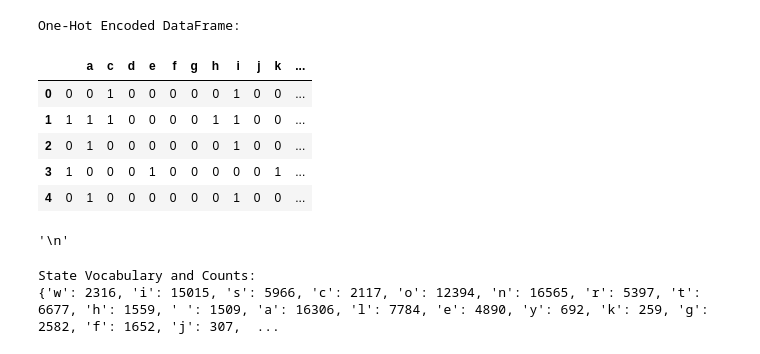
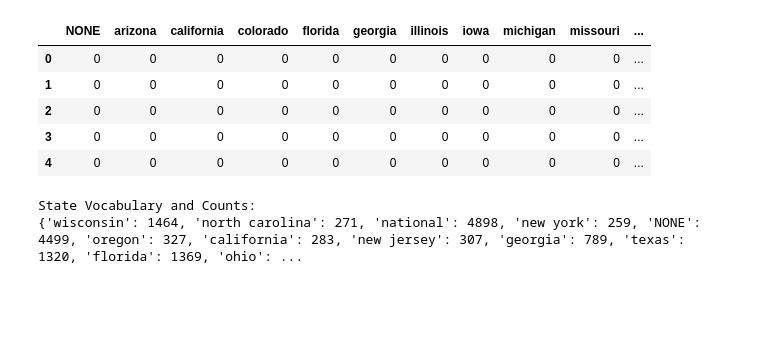
Before and after one commit to Nakiyah24/IDS703_NLPProject, a Jupyter notebook: PreprocssingData.ipynb, the cells around one changed output. Cells and saved outputs as stored; diff of their text form; code cells hidden in the pictures; blank space fills up the shorter version.

```diff
--- a/PreprocssingData.ipynb
+++ b/PreprocssingData.ipynb
@@ -34,35 +75,29 @@ df = pd.read_csv("LIAR2/train.csv")
 # %%
-# Step 1: Split and handle NaN values
-df['state_info'] = df['state_info'].fillna("")
+# Handle NaN values by filling with a placeholder and splitting (in this case, no splitting is needed)
+df['state_info'] = df['state_info'].fillna("NONE").apply(lambda x: [x])  # Wrap single states into a list
 
-# Step 2: One-Hot Encode
+# Initialize MultiLabelBinarizer and fit-transform the state_info column
 mlb = MultiLabelBinarizer()
-one_hot_vectors = mlb.fit_transform(df['state_info'].tolist())
+state_info_one_hot = mlb.fit_transform(df['state_info'])
 
-# Convert to DataFrame
-df_one_hot = pd.DataFrame(one_hot_vectors, columns=mlb.classes_)
+# Convert the one-hot encoded data to a DataFrame
+df_state_info_one_hot = pd.DataFrame(state_info_one_hot, columns=mlb.classes_)
+display(df_state_info_one_hot.head())
 
 # Step 3: Flatten the list and count occurrences
 all_states = [state for sublist in df['state_info'] for state in sublist]
 state_counts = Counter(all_states)
 
 # Convert Counter to a dictionary
 state_counts_dict = dict(state_counts)
-
-# Display results
-print("One-Hot Encoded DataFrame:")
-display(df_one_hot.head(), "\n")
-
 print("State Vocabulary and Counts:")
 print(state_counts_dict)
 # %% [output]
+|  | NONE | arizona | california | colorado | florida | georgia | illinois | iowa | michigan | missouri | ... |
+| 0 | 0 | 0 | 0 | 0 | 0 | 0 | 0 | 0 | 0 | 0 | ... |
+| 1 | 0 | 0 | 0 | 0 | 0 | 0 | 0 | 0 | 0 | 0 | ... |
+| 2 | 0 | 0 | 0 | 0 | 0 | 0 | 0 | 0 | 0 | 0 | ... |
+| 3 | 0 | 0 | 0 | 0 | 0 | 0 | 0 | 0 | 0 | 0 | ... |
+| 4 | 0 | 0 | 0 | 0 | 0 | 0 | 0 | 0 | 0 | 0 | ... |
-One-Hot Encoded DataFrame:
+State Vocabulary and Counts:
+{'wisconsin': 1464, 'north carolina': 271, 'national': 4898, 'new york': 259, 'NONE': 4499, 'oregon': 327, 'california': 283, 'new jersey': 307, 'georgia': 789, 'texas': 1320, 'florida': 1369, 'ohio': ...
-|  |  | a | c | d | e | f | g | h | i | j | k | ... |
-| 0 | 0 | 0 | 1 | 0 | 0 | 0 | 0 | 0 | 1 | 0 | 0 | ... |
-| 1 | 1 | 1 | 1 | 0 | 0 | 0 | 0 | 1 | 1 | 0 | 0 | ... |
-| 2 | 0 | 1 | 0 | 0 | 0 | 0 | 0 | 0 | 1 | 0 | 0 | ... |
-| 3 | 1 | 0 | 0 | 0 | 1 | 0 | 0 | 0 | 0 | 0 | 1 | ... |
-| 4 | 0 | 1 | 0 | 0 | 0 | 0 | 0 | 0 | 1 | 0 | 0 | ... |
-'\n'
-State Vocabulary and Counts:
-{'w': 2316, 'i': 15015, 's': 5966, 'c': 2117, 'o': 12394, 'n': 16565, 'r': 5397, 't': 6677, 'h': 1559, ' ': 1509, 'a': 16306, 'l': 7784, 'e': 4890, 'y': 692, 'k': 259, 'g': 2582, 'f': 1652, 'j': 307,  ...
```
Also changed, not shown: parts of 5 cells of this notebook.
